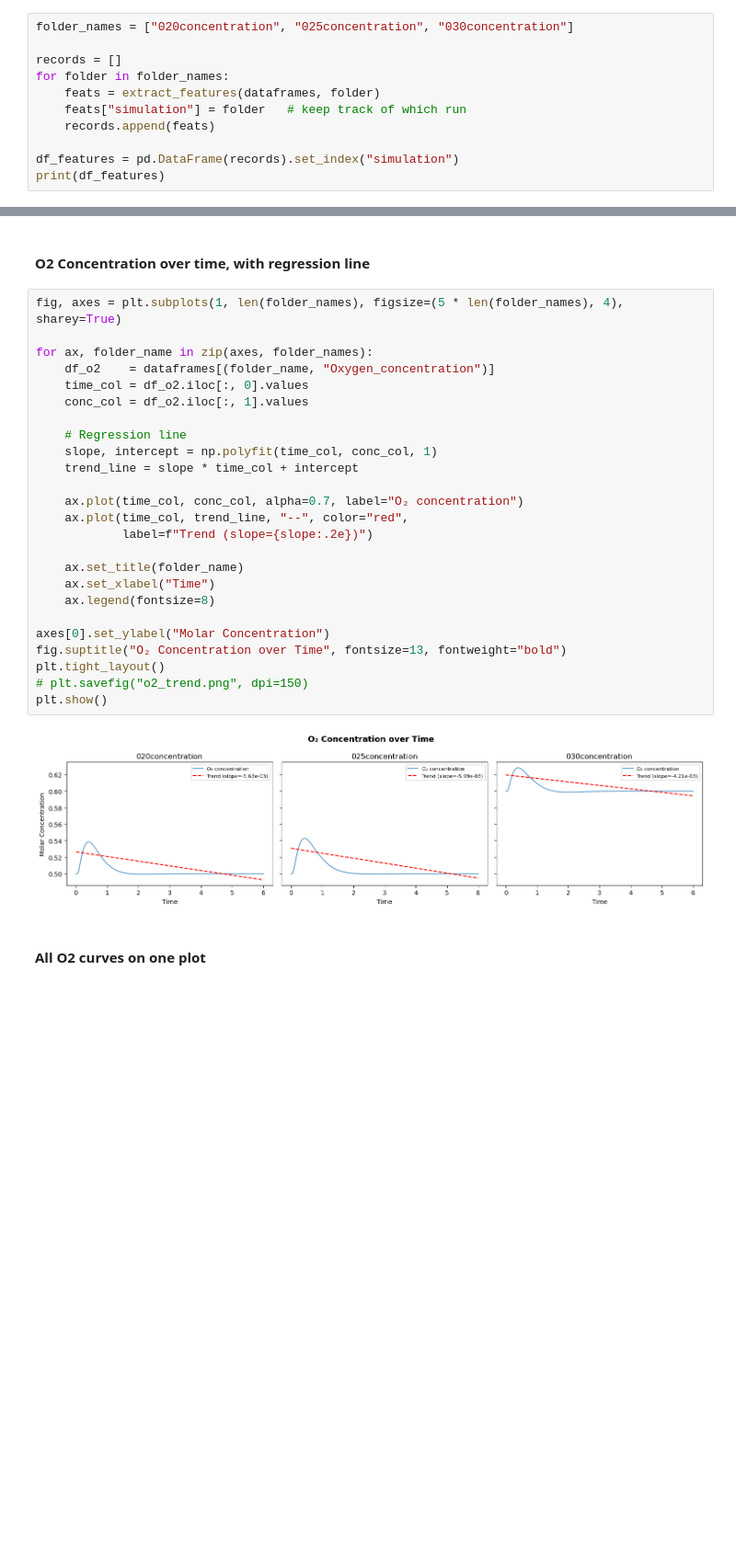
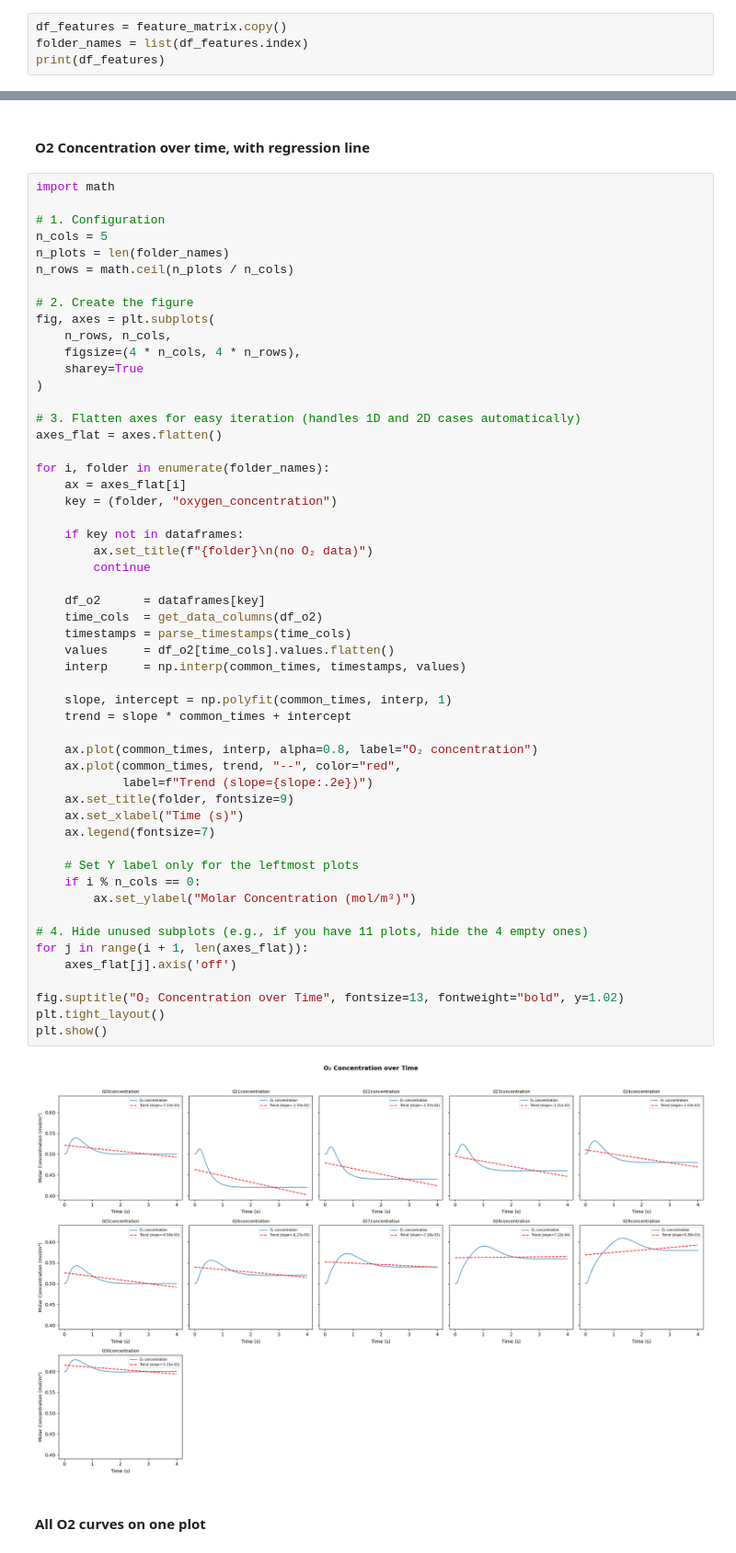
Before and after one commit to ZeIcaro/insights-combustion, a Jupyter notebook: combustion-tp.ipynb, the cells around one changed output, grey strips where cells are left out. Shown at 92% size. Cells and saved outputs as stored; diff of their text form; blank space fills up the shorter version.

Commit message:
Adjust data visualization, execute K-means and PCA
Visualized data from 11 simulations in charts,
executed K-means and PCA.

```diff
--- a/combustion-tp.ipynb
+++ b/combustion-tp.ipynb
@@ -476,14 +515,7 @@ Processing 030concentration...
 # %% [markdown]
 ### 2.2 Build feature matrix
 # %%
-folder_names = ["020concentration", "025concentration", "030concentration"]
-
-records = []
-for folder in folder_names:
-    feats = extract_features(dataframes, folder)
-    feats["simulation"] = folder   # keep track of which run
-    records.append(feats)
-
-df_features = pd.DataFrame(records).set_index("simulation")
+df_features = feature_matrix.copy()
+folder_names = list(df_features.index)
 print(df_features)
 # %% [output]
@@ -509,32 +541,60 @@ simulation
 # %% [markdown]
 #### O2 Concentration over time, with regression line
 # %%
-fig, axes = plt.subplots(1, len(folder_names), figsize=(5 * len(folder_names), 4), sharey=True)
+import math
 
-for ax, folder_name in zip(axes, folder_names):
-    df_o2    = dataframes[(folder_name, "Oxygen_concentration")]
-    time_col = df_o2.iloc[:, 0].values
-    conc_col = df_o2.iloc[:, 1].values
+# 1. Configuration
+n_cols = 5
+n_plots = len(folder_names)
+n_rows = math.ceil(n_plots / n_cols)
 
-    # Regression line
-    slope, intercept = np.polyfit(time_col, conc_col, 1)
-    trend_line = slope * time_col + intercept
+# 2. Create the figure
+fig, axes = plt.subplots(
+    n_rows, n_cols,
+    figsize=(4 * n_cols, 4 * n_rows),
+    sharey=True
+)
 
-    ax.plot(time_col, conc_col, alpha=0.7, label="O₂ concentration")
-    ax.plot(time_col, trend_line, "--", color="red",
+# 3. Flatten axes for easy iteration (handles 1D and 2D cases automatically)
+axes_flat = axes.flatten()
+
+for i, folder in enumerate(folder_names):
+    ax = axes_flat[i]
+    key = (folder, "oxygen_concentration")
+
+    if key not in dataframes:
+        ax.set_title(f"{folder}\n(no O₂ data)")
+        continue
+
+    df_o2      = dataframes[key]
+    time_cols  = get_data_columns(df_o2)
+    timestamps = parse_timestamps(time_cols)
+    values     = df_o2[time_cols].values.flatten()
+    interp     = np.interp(common_times, timestamps, values)
+
+    slope, intercept = np.polyfit(common_times, interp, 1)
+    trend = slope * common_times + intercept
+
+    ax.plot(common_times, interp, alpha=0.8, label="O₂ concentration")
+    ax.plot(common_times, trend, "--", color="red",
             label=f"Trend (slope={slope:.2e})")
+    ax.set_title(folder, fontsize=9)
+    ax.set_xlabel("Time (s)")
+    ax.legend(fontsize=7)
 
-    ax.set_title(folder_name)
-    ax.set_xlabel("Time")
-    ax.legend(fontsize=8)
+    # Set Y label only for the leftmost plots
+    if i % n_cols == 0:
+        ax.set_ylabel("Molar Concentration (mol/m³)")
 
-axes[0].set_ylabel("Molar Concentration")
-fig.suptitle("O₂ Concentration over Time", fontsize=13, fontweight="bold")
+# 4. Hide unused subplots (e.g., if you have 11 plots, hide the 4 empty ones)
+for j in range(i + 1, len(axes_flat)):
+    axes_flat[j].axis('off')
+
+fig.suptitle("O₂ Concentration over Time", fontsize=13, fontweight="bold", y=1.02)
 plt.tight_layout()
-# plt.savefig("o2_trend.png", dpi=150)
 plt.show()
 # %% [output]
-[figure, old version]
+[figure, new version]
 # %% [markdown]
 #### All O2 curves on one plot
 # %%
```
Also changed, not shown: parts of 21 cells of this notebook, 1 other file.
